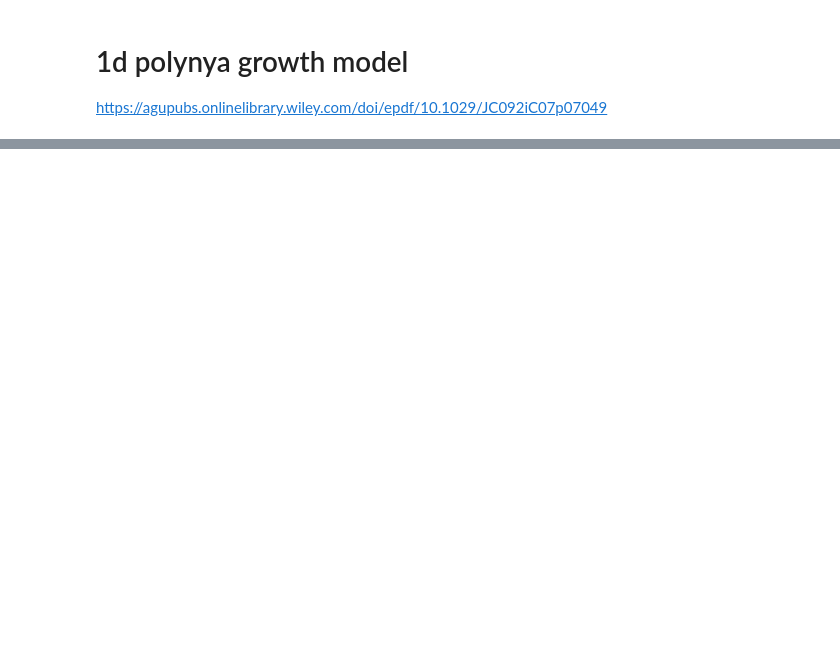
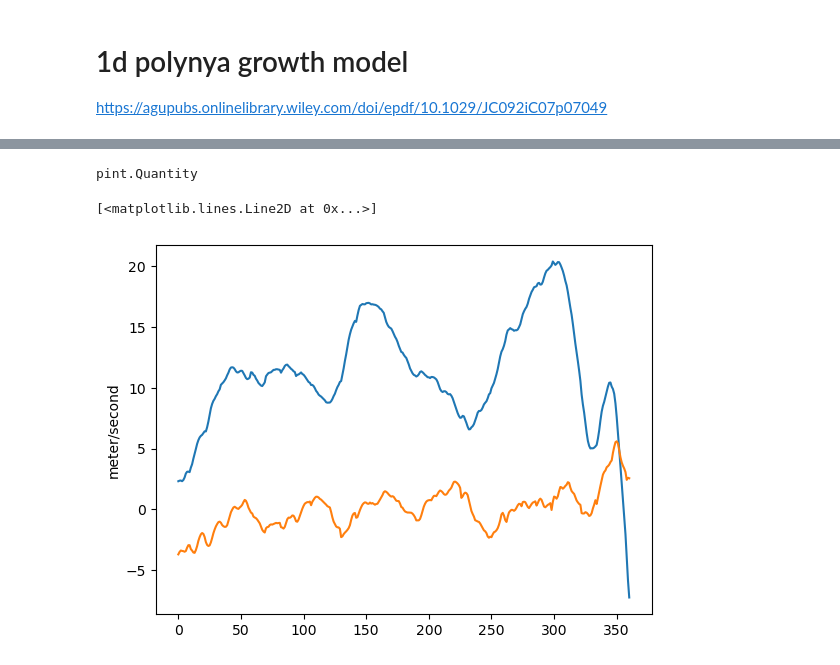
Before and after one commit to mackenziejewell/SBSpolynya, a Jupyter notebook: notebooks/PeaseGrowthModel.ipynb, the cells around one changed output, grey strips where cells are left out. Drawn from its saved outputs; the diff is of its cells as text; code cells hidden in the pictures; blank space fills up the shorter version.

```diff
--- a/notebooks/PeaseGrowthModel.ipynb
+++ b/notebooks/PeaseGrowthModel.ipynb
@@ -55,0 +77,6 @@ FileNotFoundError: [Errno 2] No such file or directory: './data/constants.csv'
+# %%
+Fi = 1 * units('cm/hour')
+
+type(Fi)
+# %% [output]
+pint.Quantity
@@ -65,3 +174,15 @@ DS = DS.sel(time = time_range)
 DS['length'] = DS['l_max'] - DS['l_min']
 
 DS['t'] = ((DS.time.values - DS.time.values[0]) / np.timedelta64(1, 's')) * units('s').to('hour')
+# %%
+dsp = xr.open_dataset(f'../data/forcing/regional_hourly_era_{time_range.stop.year}_v0.nc')
+dsp = dsp.sel(time = time_range)
+
+Va = vectors.comp_along_theta(dsp.u10.values, dsp.v10.values, 165*units('degree')) * units('m/s')
+Vap = vectors.comp_along_theta(dsp.u10.values, dsp.v10.values, (165-90)*units('degree')) * units('m/s')
+# %%
+plt.plot(Va)
+plt.plot(Vap)
+# %% [output]
+[<matplotlib.lines.Line2D at 0x...>]
+[figure, added]
```
Also changed, not shown: parts of 16 cells of this notebook, 1 other file.
